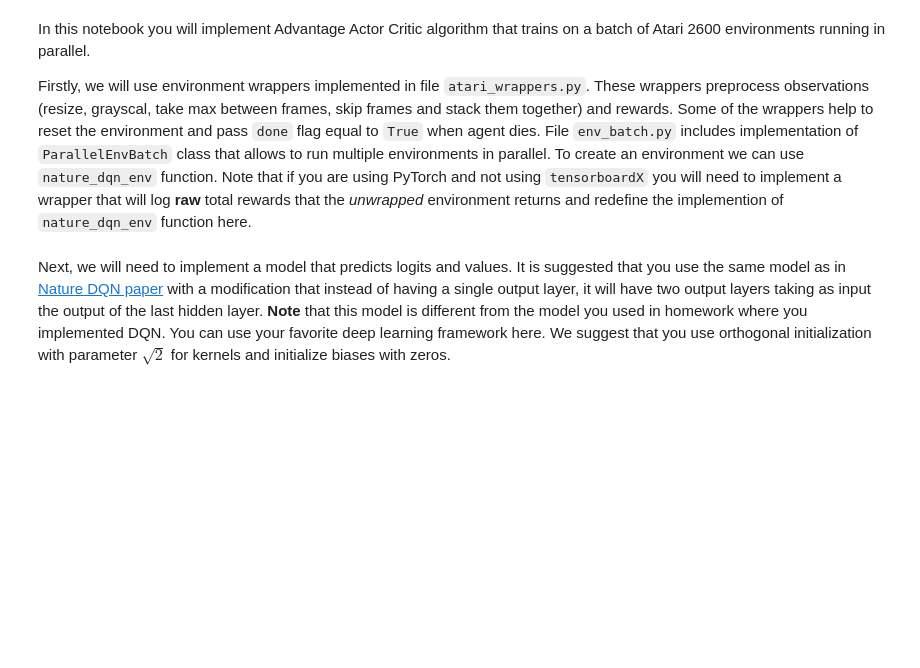
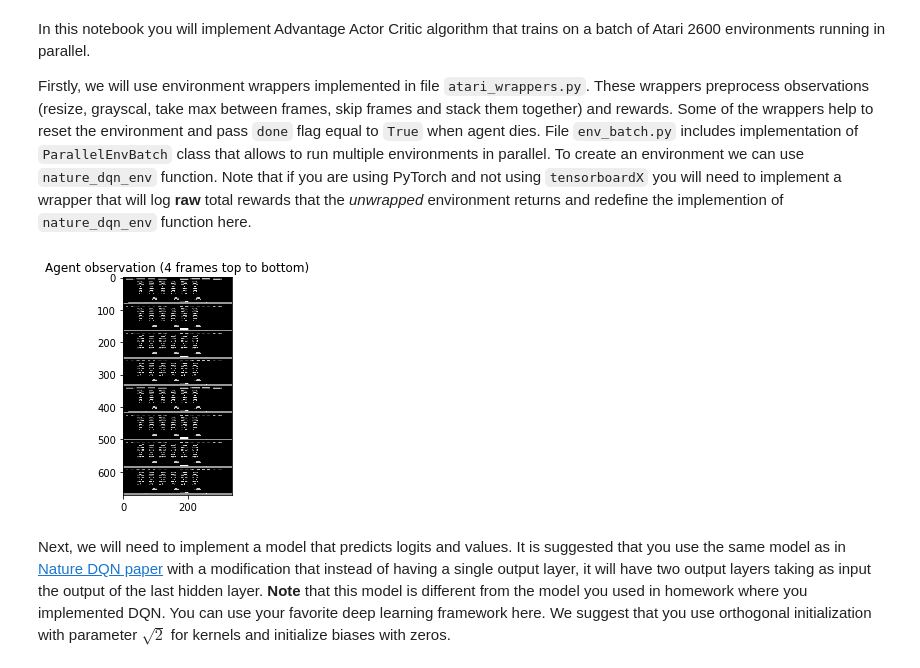
Before and after one commit to denklewer/yandex-rl-tasks, a Jupyter notebook: Hometasks/actor-critic/a2c-optional.ipynb, the cells around one changed output. Cells and saved outputs as stored; diff of their text form; code cells hidden in the pictures; blank space fills up the shorter version.

```diff
--- a/Hometasks/actor-critic/a2c-optional.ipynb
+++ b/Hometasks/actor-critic/a2c-optional.ipynb
@@ -46,6 +52,17 @@ obs = env.reset()
 assert obs.shape == (8, 84, 84, 4)
 assert obs.dtype == np.uint8
 n_actions = env.action_space.n
+# %%
+import matplotlib.pyplot as plt
+%matplotlib inline
+
+plt.title("Agent observation (4 frames top to bottom)")
+
+stack = obs.reshape(-1, *obs.shape[2:])
+plt.imshow( stack.reshape(stack.shape[0], -1), cmap='gray')
+plt.show()
+# %% [output]
+[figure, added]
 # %% [markdown]
 Next, we will need to implement a model that predicts logits and values. It is suggested that you use the same model as in [Nature DQN paper](https://web.stanford.edu/class/psych209/Readings/MnihEtAlHassibis15NatureControlDeepRL.pdf) with a modification that instead of having a single output layer, it will have two output layers taking as input the output of the last hidden layer. **Note** that this model is different from the model you used in homework where you implemented DQN. You can use your favorite deep learning framework here. We suggest that you use orthogonal initialization with parameter $\sqrt{2}$ for kernels and initialize biases with zeros.
 # %%
```
Also changed, not shown: parts of 1 cell of this notebook.
